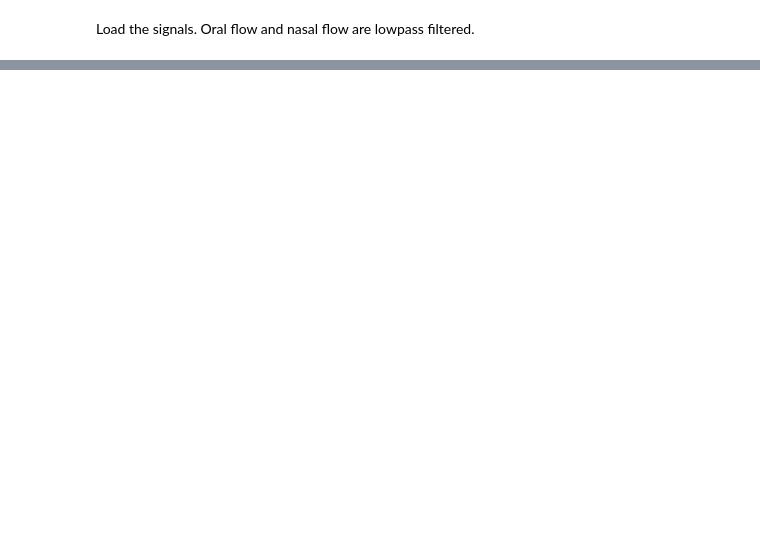
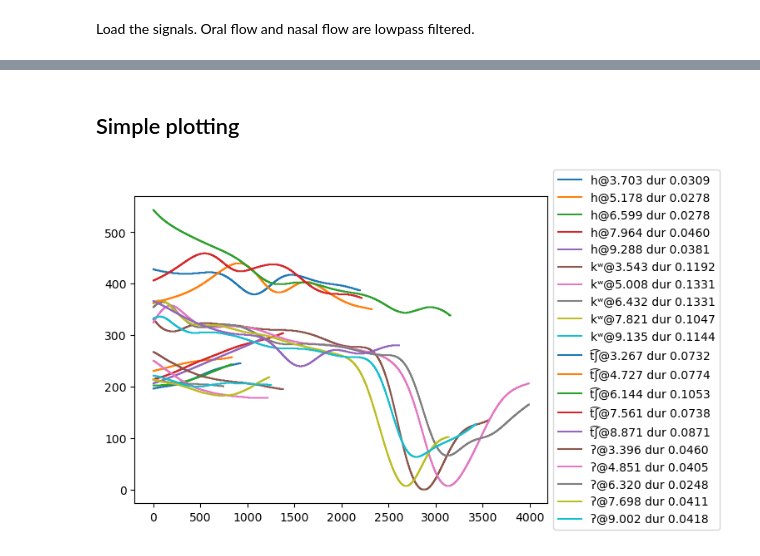
Before and after one commit to rsprouse/amznas, a Jupyter notebook: doc/sample_analysis.ipynb, the cells around one changed output, grey strips where cells are left out. Cells and saved outputs as stored; diff of their text form; code cells hidden in the pictures; blank space fills up the shorter version.

```diff
--- a/doc/sample_analysis.ipynb
+++ b/doc/sample_analysis.ipynb
@@ -145,5 +149,8 @@ tokens
 # %% [markdown]
 Load the signals. Oral flow and nasal flow are lowpass filtered.
 # %%
-(rate, ts, audio, orfl, nsfl) = get_sigs(str(wavdir / row.lang / row.spkr / row.tstamp[:8] / f'{row.barename}.wav'))
+(rate, ts, audio, orfl, nsfl) = get_sigs(
+    str(wavdir / row.lang / row.spkr / row.tstamp[:8] / f'{row.barename}.wav'),
+    cutoff=50
+)
 # %% [markdown]
@@ -151,5 +157,0 @@ For each selected token, read the corresponding data from the nasal flow channel
-# %%
-for tok in tokens.itertuples():
-    rng = np.arange(match_tokentimes(tok.t1, ts), match_tokentimes(tok.t2, ts))
-    plt.plot(nsfl[rng])
-    # Call landmark-finding function here.
@@ -157,0 +158,6 @@ for tok in tokens.itertuples():
+# %%
+sigs = []
+for tok in tokens.itertuples():
+    rng = np.arange(match_tokentimes(tok.t1, ts), match_tokentimes(tok.t2, ts))
+    sigs.append(nsfl[rng])
+len(sigs) == len(tokens)    # Same number of elements and rows.
@@ -157,0 +188,15 @@ for tok in tokens.itertuples():
+# %% [markdown]
+## Simple plotting
+# %%
+handles = []
+ax = plt.subplot(111)
+for tok, sig in zip(tokens.itertuples(), sigs):
+    handles.append(
+        ax.plot(
+            sig,
+            label=f'{tok.label}@{tok.t1:.3f} dur {tok.dur:.4f}'
+        )[0]
+    )
+ax.legend(handles=handles, loc='center left', bbox_to_anchor=(1, 0.5));
+# %% [output]
+[figure, added]
```
Also changed, not shown: parts of 18 cells of this notebook.
